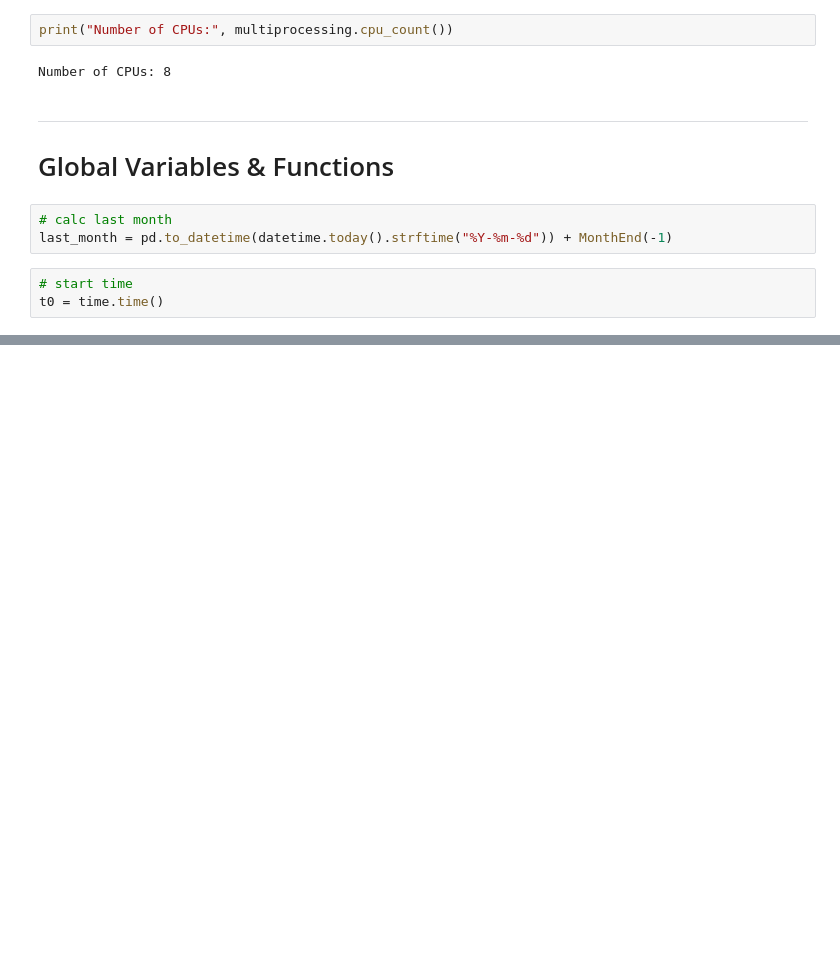
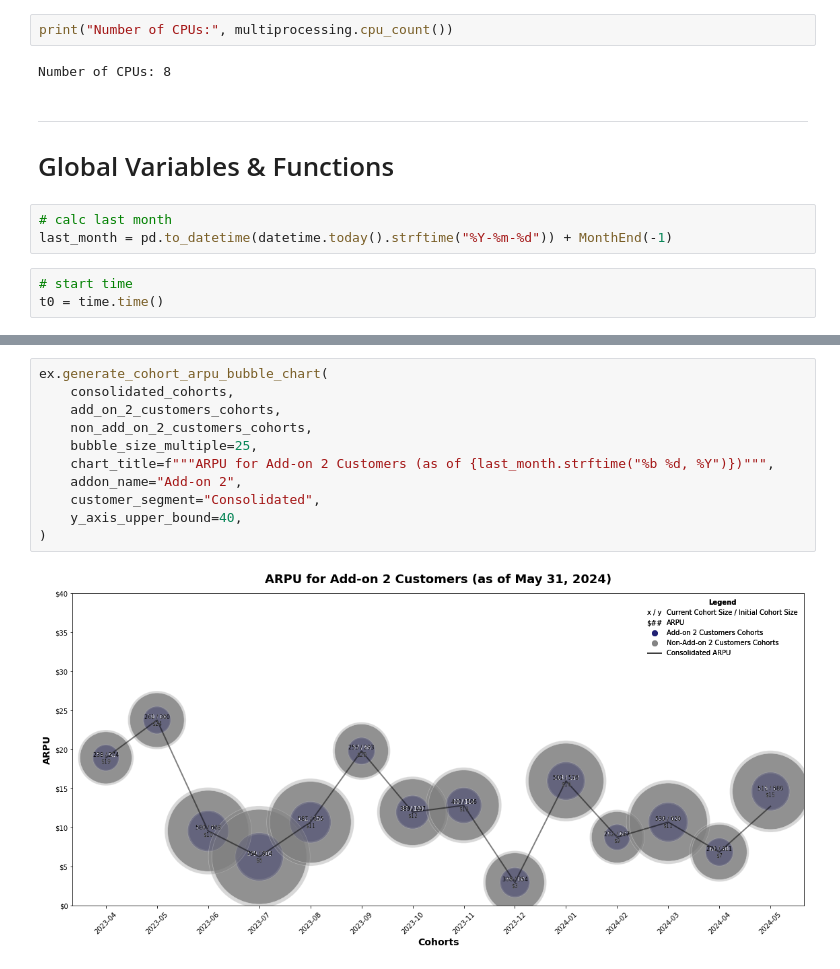
Before and after one commit to aleclhartman/data-science, a Jupyter notebook: upwork_portfolio.ipynb, the cells around one changed output, grey strips where cells are left out. Cells and saved outputs as stored; diff of their text form; blank space fills up the shorter version.

```diff
--- a/upwork_portfolio.ipynb
+++ b/upwork_portfolio.ipynb
@@ -176,0 +747,13 @@ fig.show()
+# %%
+ex.generate_cohort_arpu_bubble_chart(
+    consolidated_cohorts,
+    add_on_2_customers_cohorts,
+    non_add_on_2_customers_cohorts,
+    bubble_size_multiple=25,
+    chart_title=f"""ARPU for Add-on 2 Customers (as of {last_month.strftime("%b %d, %Y")})""",
+    addon_name="Add-on 2",
+    customer_segment="Consolidated",
+    y_axis_upper_bound=40,
+)
+# %% [output]
+[figure, added]
```
Also changed, not shown: parts of 47 cells of this notebook, 2 other files.
